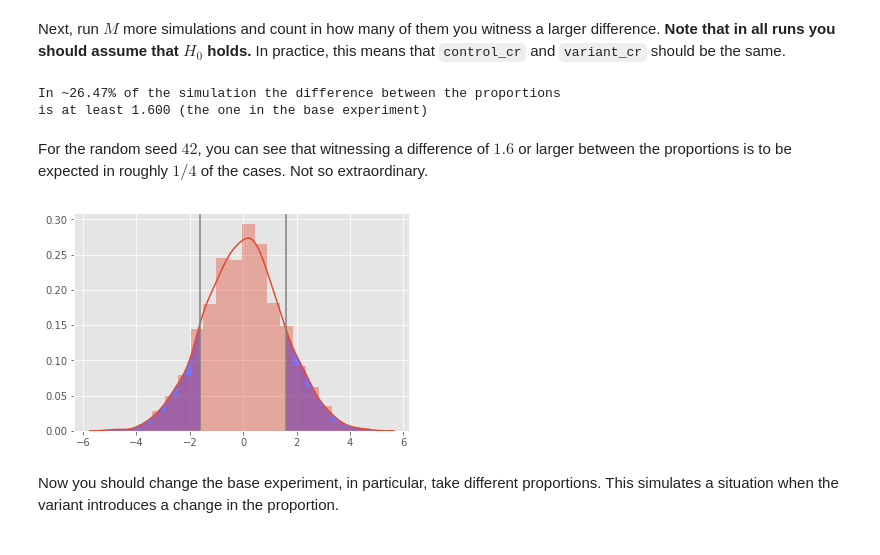
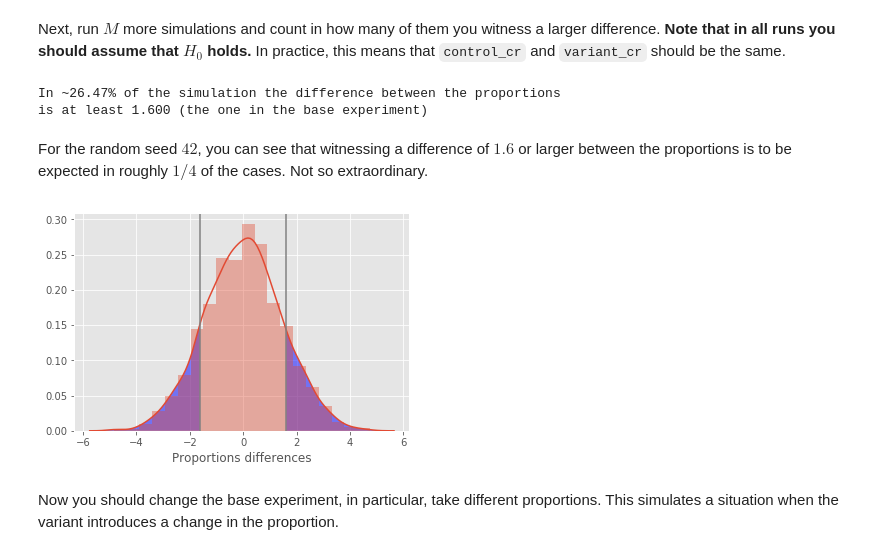
Before and after one commit to drorata/abtest, a Jupyter notebook: notebooks/01-Introduction.ipynb, the cells around one changed output. Cells and saved outputs as stored; diff of their text form; code cells hidden in the pictures.

```diff
--- a/notebooks/01-Introduction.ipynb
+++ b/notebooks/01-Introduction.ipynb
@@ -131,33 +133,34 @@ experiments = [
         seed=seed, N=N, control_cr=control_cr, variant_cr=variant_cr
     ) for seed in seeds]
 cr_diffs = pd.Series([exp.CR_pct.diff()[-1] for exp in experiments])
+
+print(
+    "In ~{}% of the simulation the difference between the proportions\n"
+    "is at least {:03.3f} (the one in the base experiment)".format(
+        np.round(100 * cr_diffs[np.abs(cr_diffs) > base_cr_diff].shape[0] / M, decimals=2),
+        base_cr_diff
+    ))
+# %% [output]
+In ~26.47% of the simulation the difference between the proportions
+is at least 1.600 (the one in the base experiment)
-# %%
-print(
-    "In ~{}% of the simulation the difference between the proportions\n"
-    "is at least {:03.3f} (the one in the base experiment)".format(
-        np.round(100 * cr_diffs[np.abs(cr_diffs) > base_cr_diff].shape[0] / M, decimals=2),
-        base_cr_diff
-    ))
-# %% [output]
-In ~26.47% of the simulation the difference between the proportions
-is at least 1.600 (the one in the base experiment)
 # %% [markdown]
 For the random seed $42$, you can see that witnessing a difference of $1.6$ or larger between the proportions is to be expected in roughly $1/4$ of the cases.
 Not so extraordinary.
 # %%
 ax = sns.distplot(cr_diffs, bins=20, kde=True, rug=False)
 x, y = ax.lines[0].get_data()
 mask = (x > base_cr_diff)
 x, y = x[mask], y[mask]
 ax.fill_between(x, y1=y, alpha=0.5, facecolor='blue')
 x, y = ax.lines[0].get_data()
 mask = (x < -base_cr_diff)
 x, y = x[mask], y[mask]
 ax.fill_between(x, y1=y, alpha=0.5, facecolor='blue')
 plt.axvline(base_cr_diff, color='gray')
-plt.axvline(-base_cr_diff, color='gray');
+plt.axvline(-base_cr_diff, color='gray')
+plt.xlabel('Proportions differences');
 # %% [output]
-[figure, old version]
+[figure, new version]
 # %% [markdown]
 Now you should change the base experiment, in particular, take different proportions.
 This simulates a situation when the variant introduces a change in the proportion.
```
Also changed, not shown: parts of 2 cells of this notebook.
